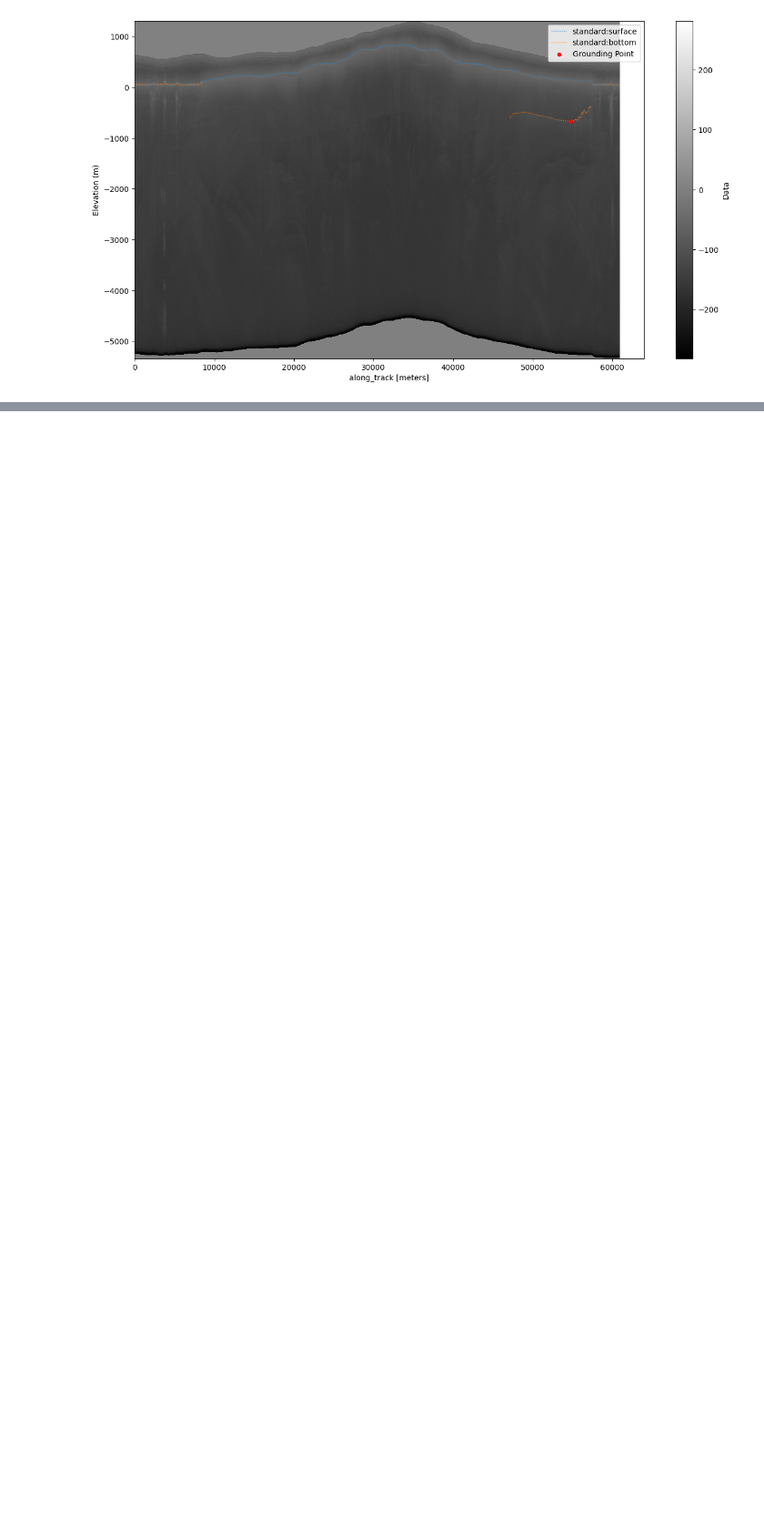
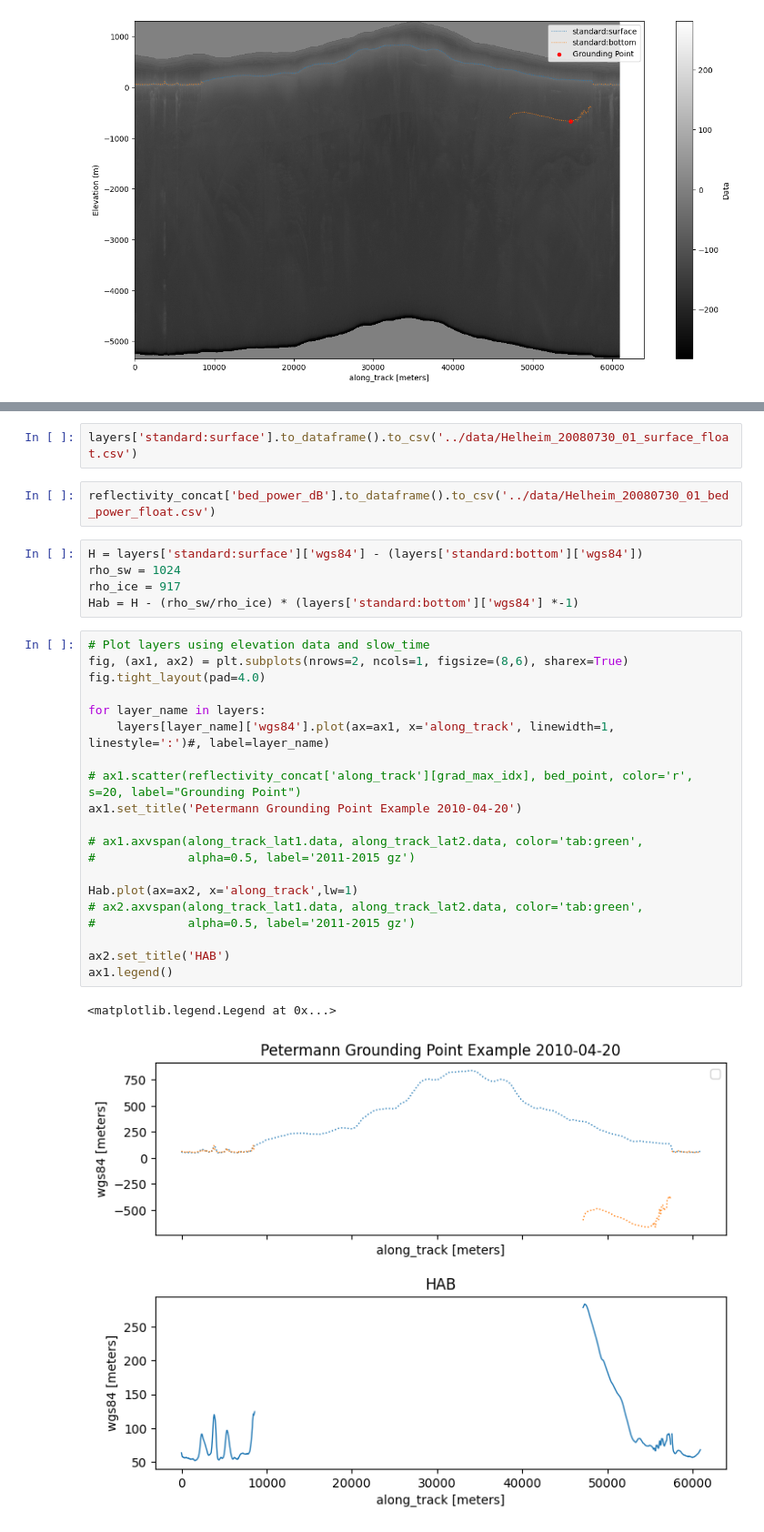
Before and after one commit to shahinmg/xopr-gline, a Jupyter notebook: notebooks/helheim_example_20080730.ipynb, the cells around one changed output, grey strips where cells are left out. Shown at 91% size. Drawn from its saved outputs; the diff is of its cells as text; blank space fills up the shorter version.

```diff
--- a/notebooks/helheim_example_20080730.ipynb
+++ b/notebooks/helheim_example_20080730.ipynb
@@ -429,0 +436,32 @@ fig.savefig('/home/m484s199/grounding_point_figs/helheim_grounding_point_2008073
+# %%
+layers['standard:surface'].to_dataframe().to_csv('../data/Helheim_20080730_01_surface_float.csv')
+# %%
+reflectivity_concat['bed_power_dB'].to_dataframe().to_csv('../data/Helheim_20080730_01_bed_power_float.csv')
+# %%
+H = layers['standard:surface']['wgs84'] - (layers['standard:bottom']['wgs84'])
+rho_sw = 1024
+rho_ice = 917
+Hab = H - (rho_sw/rho_ice) * (layers['standard:bottom']['wgs84'] *-1)
+# %%
+# Plot layers using elevation data and slow_time
+fig, (ax1, ax2) = plt.subplots(nrows=2, ncols=1, figsize=(8,6), sharex=True)
+fig.tight_layout(pad=4.0)
+
+for layer_name in layers:
+    layers[layer_name]['wgs84'].plot(ax=ax1, x='along_track', linewidth=1, linestyle=':')#, label=layer_name)
+
+# ax1.scatter(reflectivity_concat['along_track'][grad_max_idx], bed_point, color='r', s=20, label="Grounding Point")
+ax1.set_title('Petermann Grounding Point Example 2010-04-20')
+
+# ax1.axvspan(along_track_lat1.data, along_track_lat2.data, color='tab:green',
+#             alpha=0.5, label='2011-2015 gz')
+
+Hab.plot(ax=ax2, x='along_track',lw=1)
+# ax2.axvspan(along_track_lat1.data, along_track_lat2.data, color='tab:green',
+#             alpha=0.5, label='2011-2015 gz')
+
+ax2.set_title('HAB')
+ax1.legend()
+# %% [output]
+<matplotlib.legend.Legend at 0x...>
+[figure, added]
```
Also changed, not shown: parts of 5 cells of this notebook, 15 other files.
